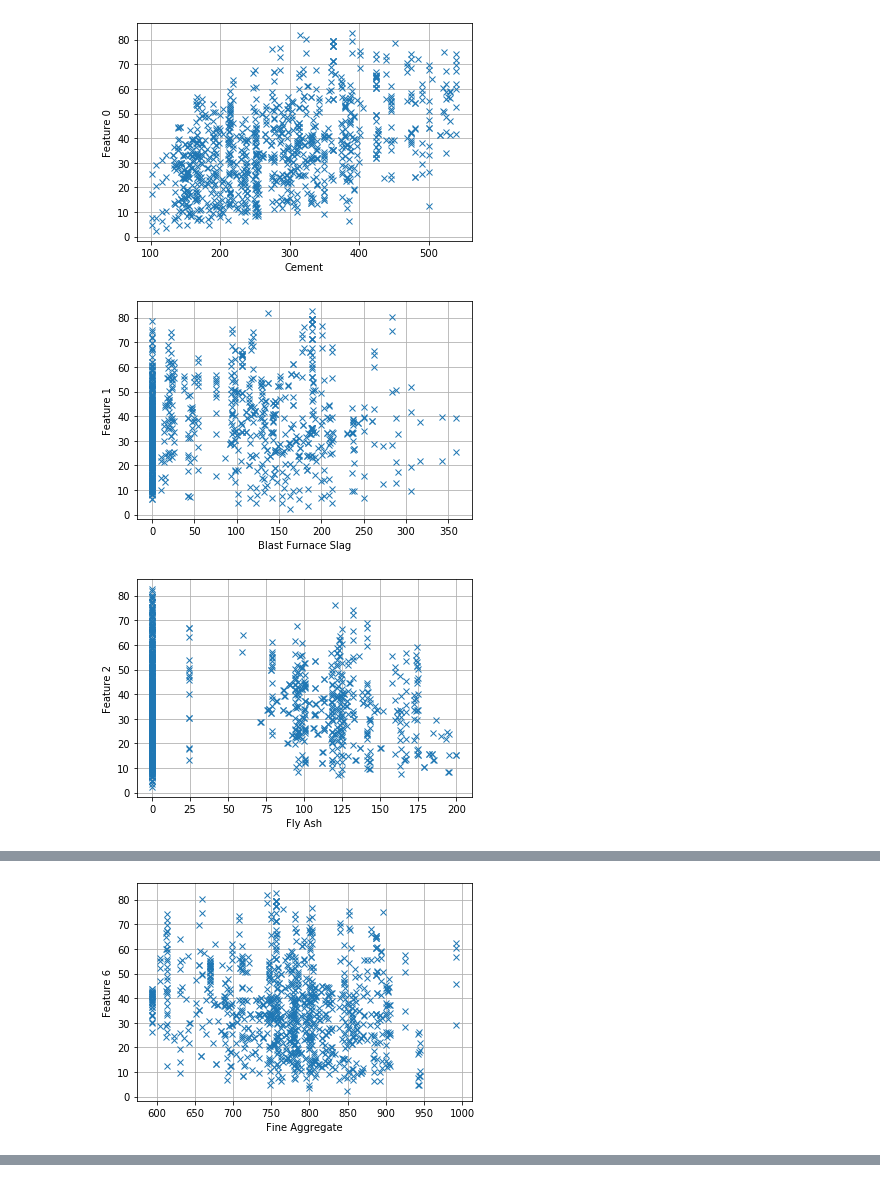
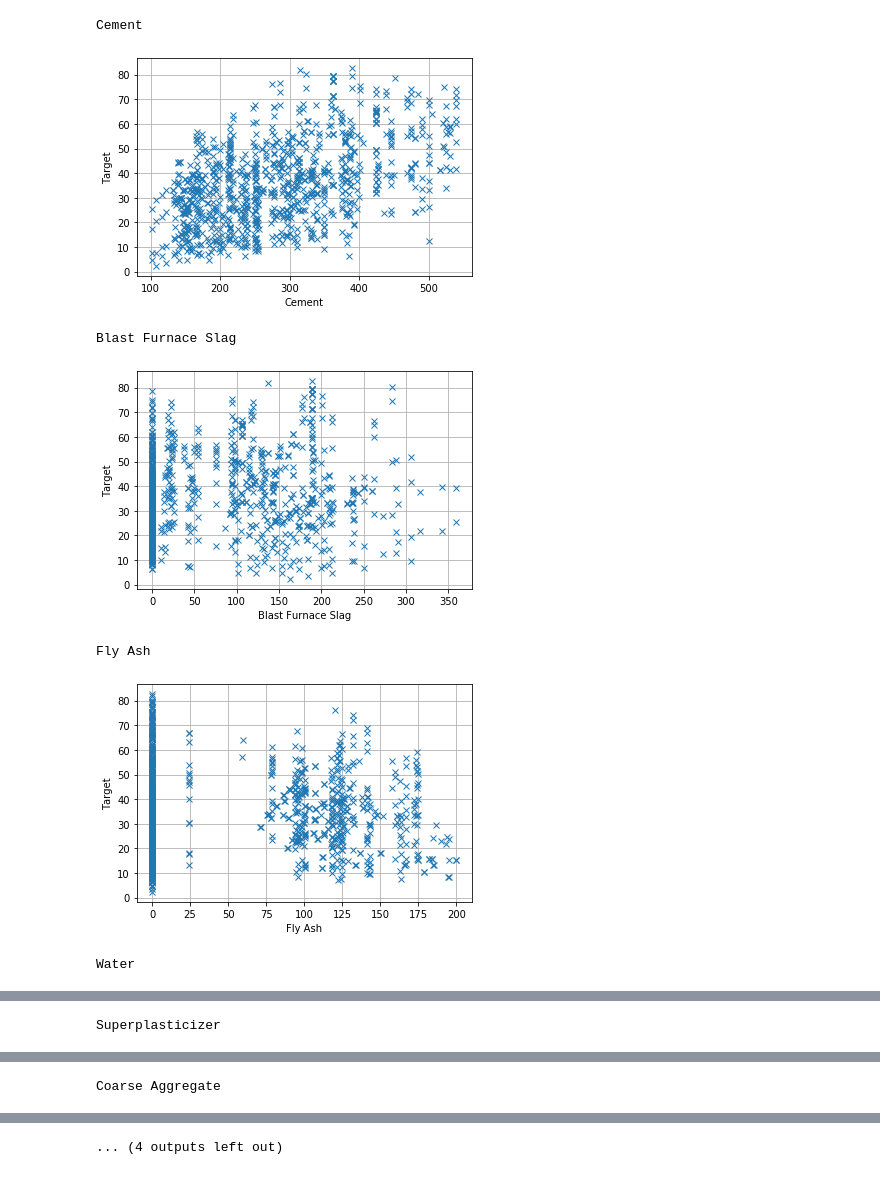
Before and after one commit to GiorgosTsal/Artificial-Learning-Part1, a Jupyter notebook: Machine-Learning-Regression/concrete.ipynb, the cells around one changed output, grey strips where cells are left out. Cells and saved outputs as stored; diff of their text form; code cells hidden in the pictures.

```diff
--- a/Machine-Learning-Regression/concrete.ipynb
+++ b/Machine-Learning-Regression/concrete.ipynb
@@ -30,11 +22,16 @@ df.head(10)
 # %%
 for i in range(df.shape[1]-1):
-    plt.plot(dataset[dataset.columns[i]],df[df.columns[df.shape[1]-1]],'x')
+    print(df.columns[i])
+    plt.plot(df[df.columns[i]],df[df.columns[df.shape[1]-1]],'x')
     plt.xlabel(df.columns[i])
-    plt.ylabel("Feature " + str(i))
+    plt.ylabel("Target")
     plt.grid()
     plt.show()
 # %% [output]
+Cement
-[figure, old version]
+[figure, new version]
+Blast Furnace Slag
-[figure, old version]
+[figure, new version]
+Fly Ash
-[figure, old version]
+[figure, new version]
+Water
@@ -41,0 +39 @@ for i in range(df.shape[1]-1):
+Superplasticizer
@@ -42,0 +41 @@ for i in range(df.shape[1]-1):
+Coarse Aggregate
@@ -44 +42,0 @@ for i in range(df.shape[1]-1):
-[figure, removed]
@@ -46 +43,2 @@ for i in range(df.shape[1]-1):
+... (4 outputs left out)
 # %%
```
Also changed, not shown: parts of 21 cells of this notebook, 1 other file.
